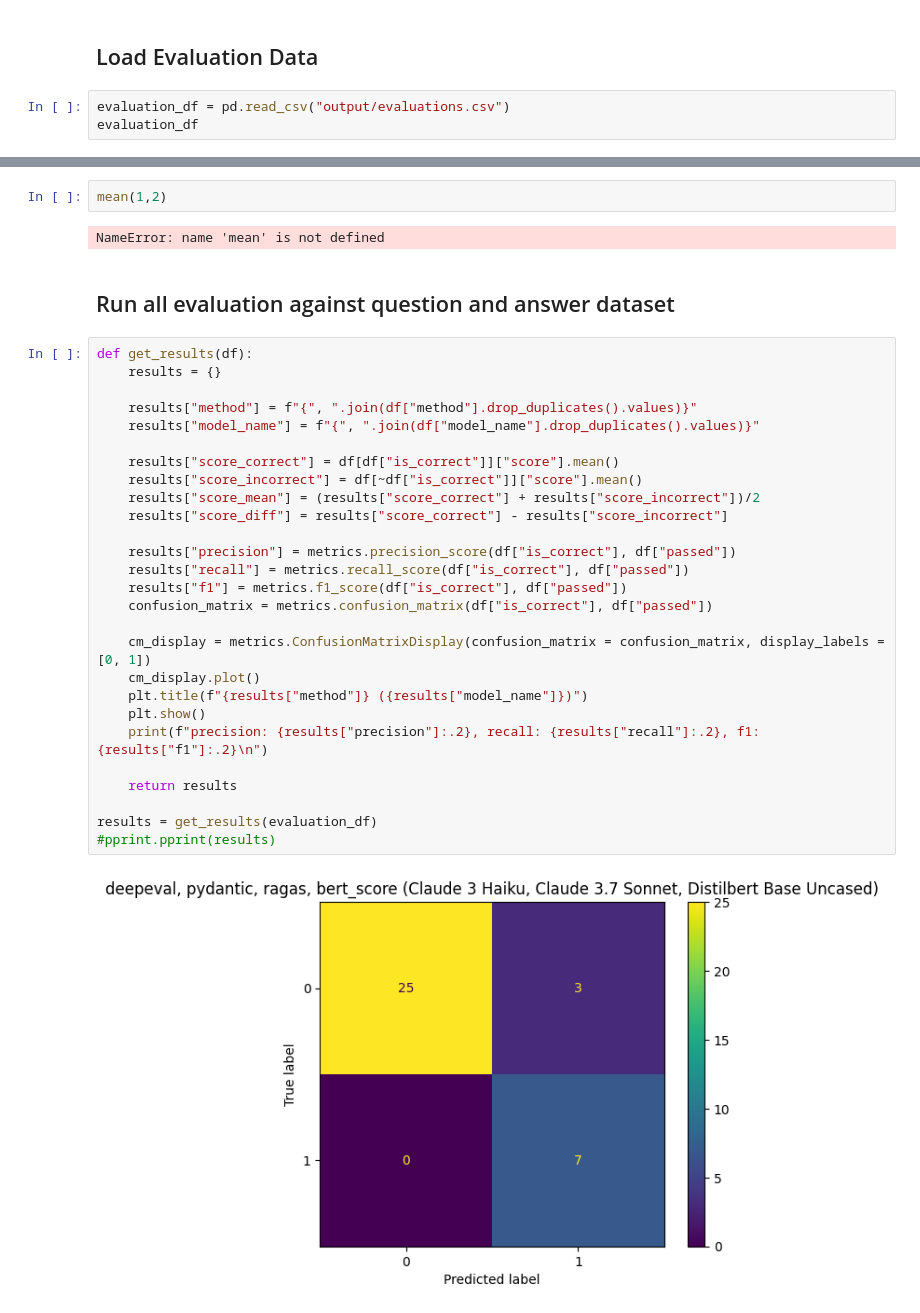
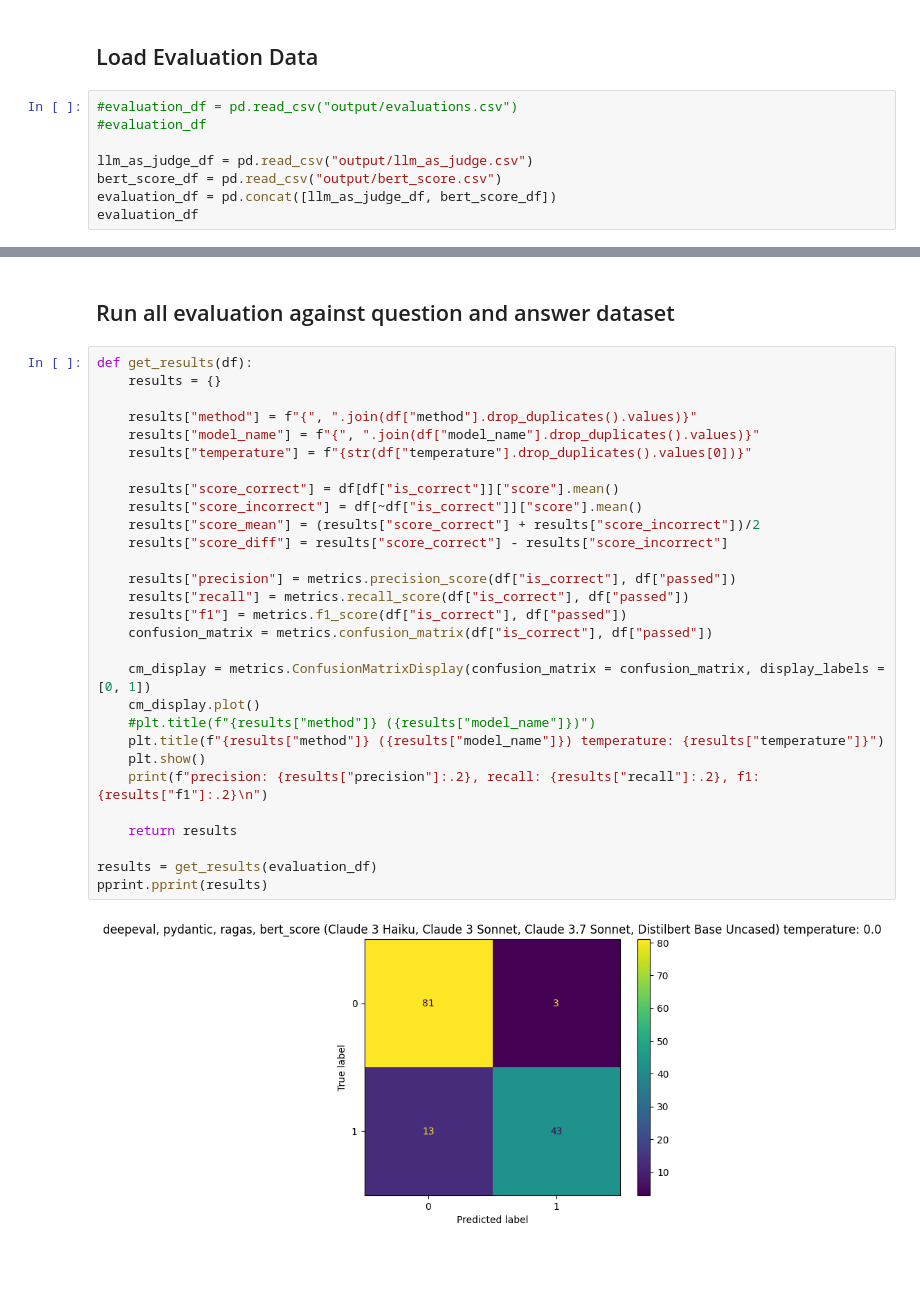
Before and after one commit to DEFRA/ai-spike-evaluation-metrics, a Jupyter notebook: analyse-metrics.ipynb, the cells around one changed output, grey strips where cells are left out. Cells and saved outputs as stored; diff of their text form; blank space fills up the shorter version.

Commit message:
added plots

```diff
--- a/analyse-metrics.ipynb
+++ b/analyse-metrics.ipynb
@@ -19,7 +19,12 @@ from ragas.embeddings import LangchainEmbeddingsWrapper
 # %% [markdown]
 ## Load Evaluation Data
 # %%
-evaluation_df = pd.read_csv("output/evaluations.csv")
+#evaluation_df = pd.read_csv("output/evaluations.csv")
+#evaluation_df
+
+llm_as_judge_df = pd.read_csv("output/llm_as_judge.csv")
+bert_score_df = pd.read_csv("output/bert_score.csv")
+evaluation_df = pd.concat([llm_as_judge_df, bert_score_df])
 evaluation_df
 # %% [output]
 |  | Type | Category | Question | Best Answer | Correct Answers | Incorrect Answers | Source | Answer | ... |
@@ -42,35 +43,33 @@ evaluation_df
-# %%
-mean(1,2)
-# %% [output]
-NameError: name 'mean' is not defined
 # %% [markdown]
 ## Run all evaluation against question and answer dataset
 # %%
 def get_results(df):
     results = {}
 
     results["method"] = f"{", ".join(df["method"].drop_duplicates().values)}"
     results["model_name"] = f"{", ".join(df["model_name"].drop_duplicates().values)}"
+    results["temperature"] = f"{str(df["temperature"].drop_duplicates().values[0])}"
 
     results["score_correct"] = df[df["is_correct"]]["score"].mean()
     results["score_incorrect"] = df[~df["is_correct"]]["score"].mean()
     results["score_mean"] = (results["score_correct"] + results["score_incorrect"])/2
     results["score_diff"] = results["score_correct"] - results["score_incorrect"]
 
     results["precision"] = metrics.precision_score(df["is_correct"], df["passed"])
     results["recall"] = metrics.recall_score(df["is_correct"], df["passed"])
     results["f1"] = metrics.f1_score(df["is_correct"], df["passed"])
     confusion_matrix = metrics.confusion_matrix(df["is_correct"], df["passed"])
 
     cm_display = metrics.ConfusionMatrixDisplay(confusion_matrix = confusion_matrix, display_labels = [0, 1])
     cm_display.plot()
-    plt.title(f"{results["method"]} ({results["model_name"]})")
+    #plt.title(f"{results["method"]} ({results["model_name"]})")
+    plt.title(f"{results["method"]} ({results["model_name"]}) temperature: {results["temperature"]}")
     plt.show()
     print(f"precision: {results["precision"]:.2}, recall: {results["recall"]:.2}, f1: {results["f1"]:.2}\n")
 
     return results
 
 results = get_results(evaluation_df)
-#pprint.pprint(results)
+pprint.pprint(results)
 # %% [output]
-[figure, old version]
+[figure, new version]
```
Also changed, not shown: parts of 12 cells of this notebook, 1 other file.
